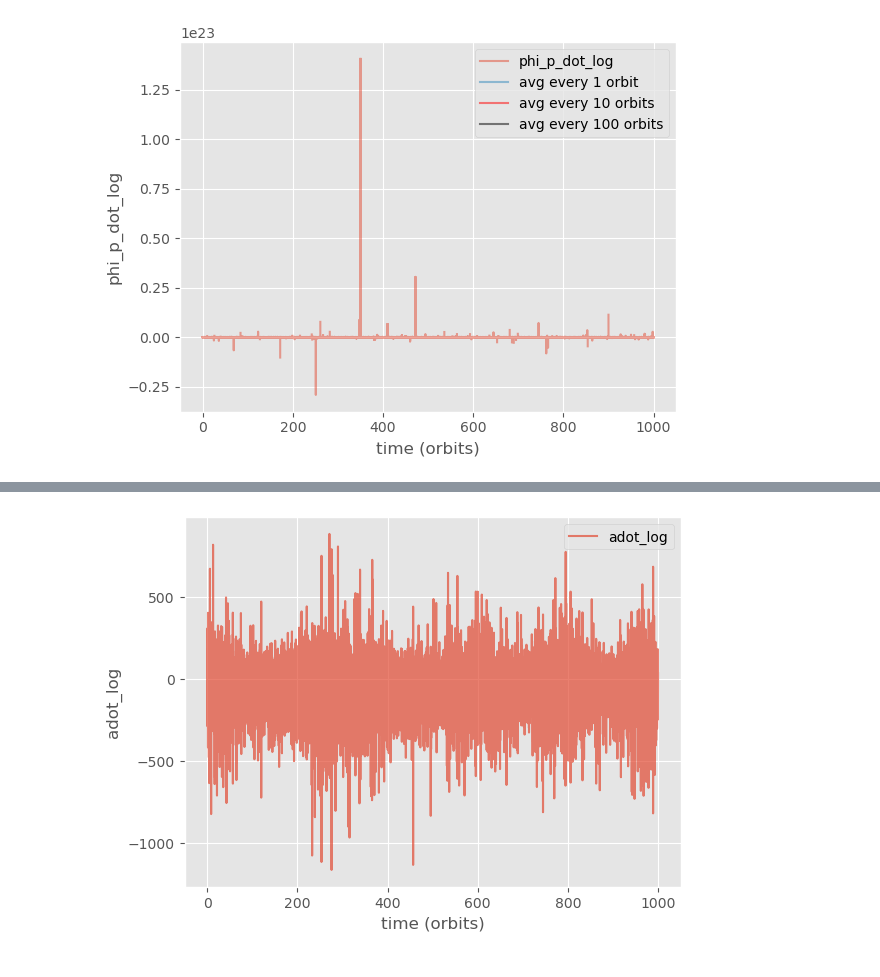
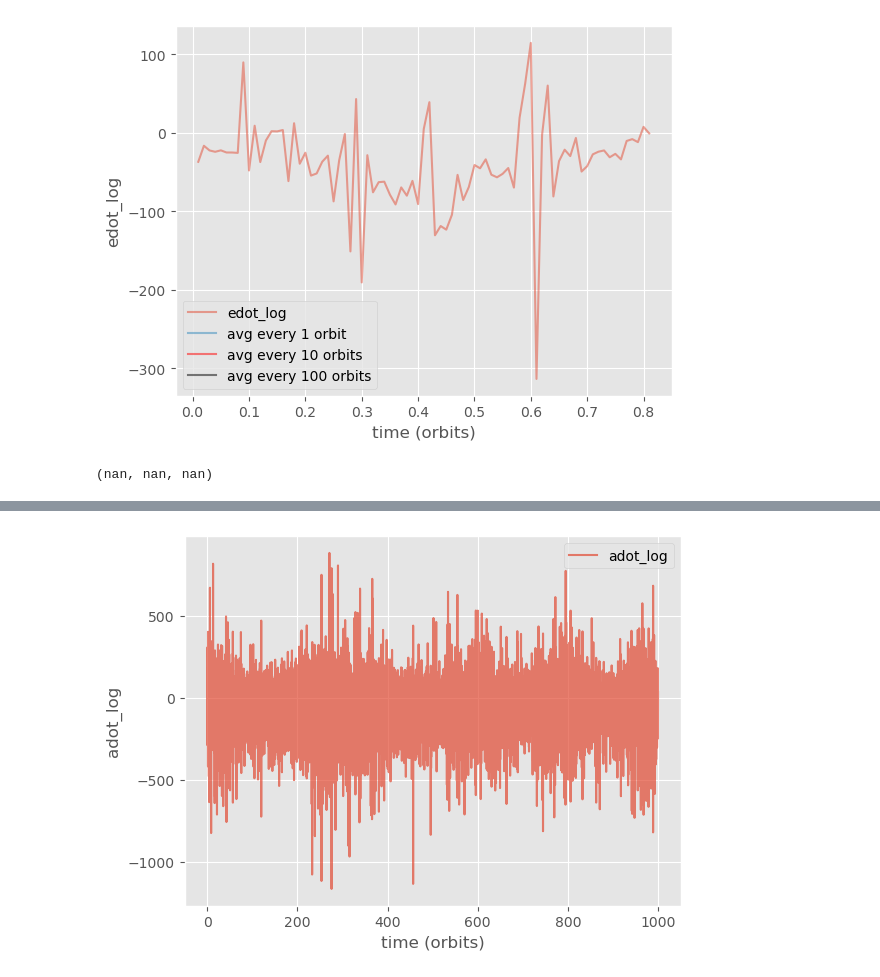
Before and after one commit to HangChelseaSu/Black_Hole_Accretion_Project_PI, a Jupyter notebook: Python_scripts/particle_interaction.ipynb, the cells around one changed output, grey strips where cells are left out. Drawn from its saved outputs; the diff is of its cells as text; code cells hidden in the pictures.

```diff
--- a/Python_scripts/particle_interaction.ipynb
+++ b/Python_scripts/particle_interaction.ipynb
@@ -8,7 +8,7 @@ from pathlib import Path
 plt.style.use('ggplot')
 import pandas as pd
 # %%
-report_path = '/gpfs/hsu/BH_disco_runs/0721cb_circular_1000_orbits/report.dat'
-checkpoint_root = Path('/gpfs/hsu/BH_disco_runs/0721cb_circular_1000_orbits')
-plot_dir = '/gpfs/hsu/Black_Hole_Accretion_Project_PI/Python_plots/0721cb_circular_1000_orbits/'
+report_path = '/gpfs/hsu/BH_disco_runs/0721cb_ecc0p8_1000_orbits/report.dat'
+checkpoint_root = Path('/gpfs/hsu/BH_disco_runs/0721cb_ecc0p8_1000_orbits')
+plot_dir = '/gpfs/hsu/Black_Hole_Accretion_Project_PI/Python_plots/0721cb_ecc0p8_1000_orbits/'
 report = np.loadtxt(report_path)
@@ -235,19 +289,23 @@ adot_log_avg_3 = adot_log_df['adot_log'].rolling(t_step_3).mean()
 # %%
 fig, ax = plt.subplots(1, 1)
 # ax.plot(t / ( 2 * np.pi), radial_momentum_avg)
-ax.plot(t / ( 2 * np.pi), phi_p_dot_log, label='phi_p_dot_log', alpha=0.5)
-ax.plot(t / ( 2 * np.pi), phi_p_dot_log_avg_1, label='avg every 1 orbit', alpha=0.5)
-ax.plot(t / ( 2 * np.pi), phi_p_dot_log_avg_2, label='avg every 10 orbits', alpha=0.5, color='red')
-ax.plot(t / ( 2 * np.pi), phi_p_dot_log_avg_3, label='avg every 100 orbits', alpha=0.5, color='black')
-ax.set_ylabel('phi_p_dot_log')
+ax.plot(t / ( 2 * np.pi), edot_log, label='edot_log', alpha=0.5)
+ax.plot(t / ( 2 * np.pi), edot_log_avg_1, label='avg every 1 orbit', alpha=0.5)
+ax.plot(t / ( 2 * np.pi), edot_log_avg_2, label='avg every 10 orbits', alpha=0.5, color='red')
+ax.plot(t / ( 2 * np.pi), edot_log_avg_3, label='avg every 100 orbits', alpha=0.5, color='black')
+ax.set_ylabel('edot_log')
 ax.set_xlabel('time (orbits)')
 # ax.set_ylim(-50, 50)
 # fig.savefig(plot_dir + 'dJz_snk_avg')
 plt.legend()
 plt.show()
 plt.close(fig) #delete figure from memory
 # %% [output]
-[figure, old version]
+[figure, new version]
+# %%
+np.mean(edot_log_avg_1), np.mean(edot_log_avg_2), np.mean(edot_log_avg_3)
+# %% [output]
+(nan, nan, nan)
 # %%
 ex.min(), ex.max(), ey.min(), ey.max()
 # %% [output]
```
Also changed, not shown: parts of 4 cells of this notebook, 15 other files.
